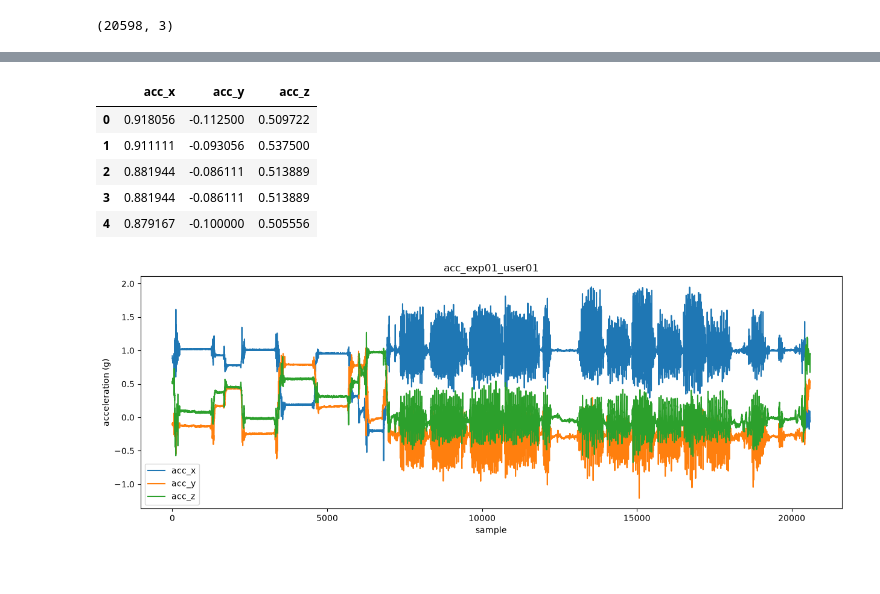
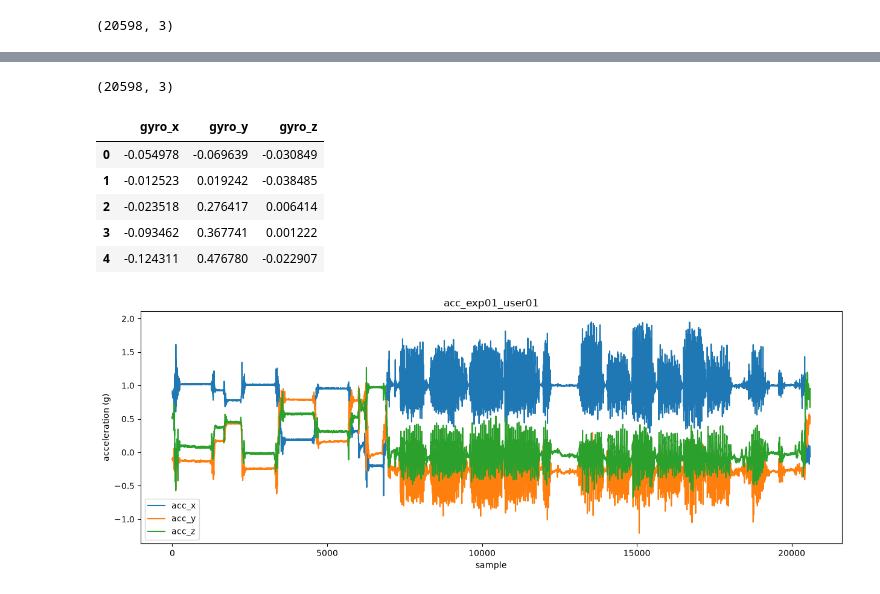
Before and after one commit to BrnDnzDzgn/Human_Activity_Recognition, a Jupyter notebook: exploration.ipynb, the cells around one changed output, grey strips where cells are left out. Drawn from its saved outputs; the diff is of its cells as text; code cells hidden in the pictures.

```diff
--- a/exploration.ipynb
+++ b/exploration.ipynb
@@ -10,11 +19,16 @@ data1.shape
+# %%
+gyro1 = pd.read_csv("../Human_Activity_Recognition/dataset/RawData/gyro_exp01_user01.txt", sep=r'\s+', header=None, names=['gyro_x', 'gyro_y', 'gyro_z'])
+gyro1.shape
+# %% [output]
+(20598, 3)
 # %%
-data1.head()
+gyro1.head()
 # %% [output]
-|  | acc_x | acc_y | acc_z |
-| 0 | 0.918056 | -0.112500 | 0.509722 |
-| 1 | 0.911111 | -0.093056 | 0.537500 |
-| 2 | 0.881944 | -0.086111 | 0.513889 |
-| 3 | 0.881944 | -0.086111 | 0.513889 |
-| 4 | 0.879167 | -0.100000 | 0.505556 |
+|  | gyro_x | gyro_y | gyro_z |
+| 0 | -0.054978 | -0.069639 | -0.030849 |
+| 1 | -0.012523 | 0.019242 | -0.038485 |
+| 2 | -0.023518 | 0.276417 | 0.006414 |
+| 3 | -0.093462 | 0.367741 | 0.001222 |
+| 4 | -0.124311 | 0.476780 | -0.022907 |
 # %%
 plt.figure(figsize=(15, 5))
```
Also changed, not shown: parts of 13 cells of this notebook, 1 other file.
